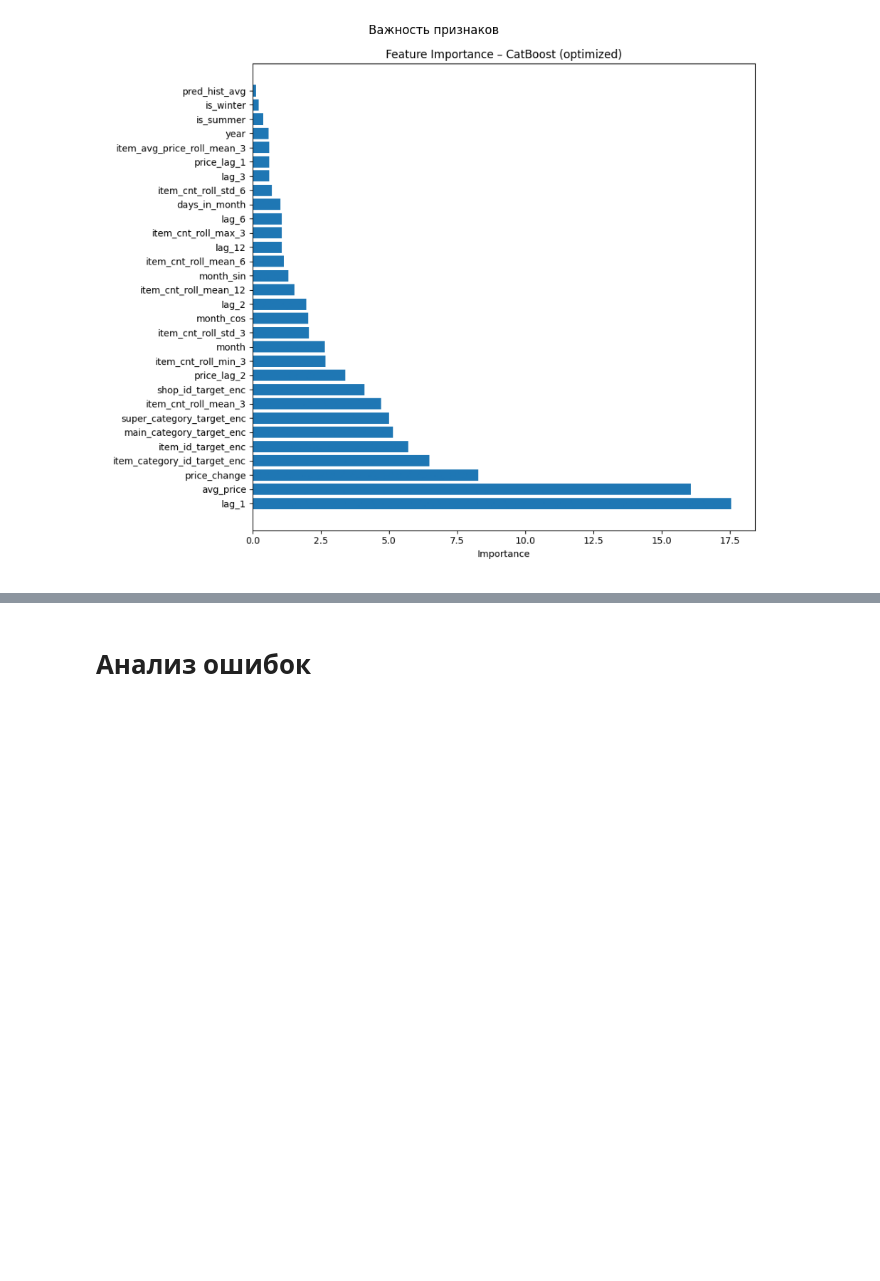
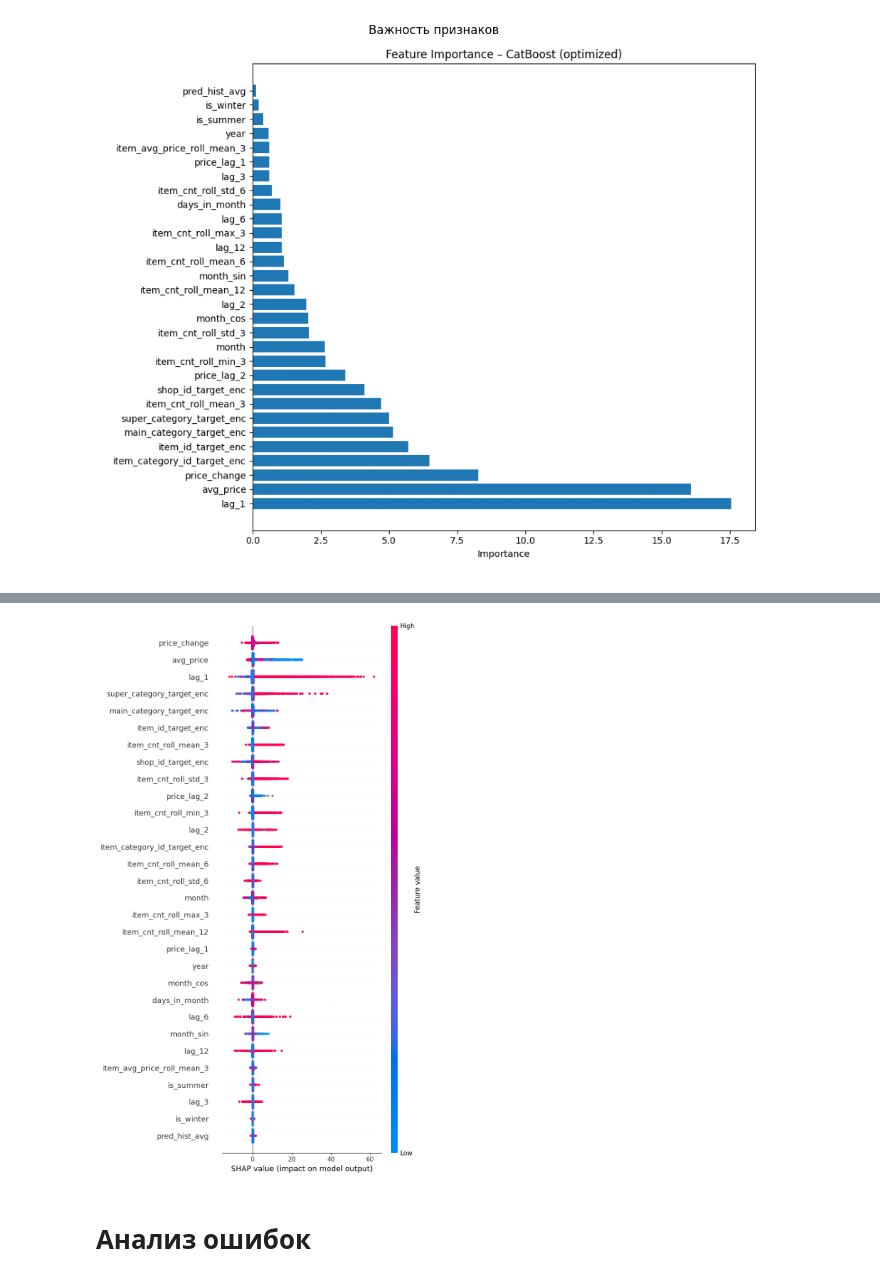
Before and after one commit to garaganlol/dynamic-pricing-system, a Jupyter notebook: notebooks/05_modeling.ipynb, the cells around one changed output, grey strips where cells are left out. Saved outputs shown, nothing was run; the diff lists cells and outputs as text; code cells hidden in the pictures; blank space fills up the shorter version.

```diff
--- a/notebooks/05_modeling.ipynb
+++ b/notebooks/05_modeling.ipynb
@@ -467,3 +493,12 @@ plt.show()
+# %%
+shap_values_train = explainer(X_train_final)
+shap.summary_plot(shap_values_train, X_train_final,
+                  max_display=X_train_final.shape[1], show=False)
+
+plt.savefig('artifacts/figures/SHAP_summary_plot.png', bbox_inches='tight')
+plt.show()
+# %% [output]
+[figure, added]
 # %% [markdown]
 # Анализ ошибок
 # %% [markdown]
```
Also changed, not shown: parts of 3 cells of this notebook, 4 other files.
